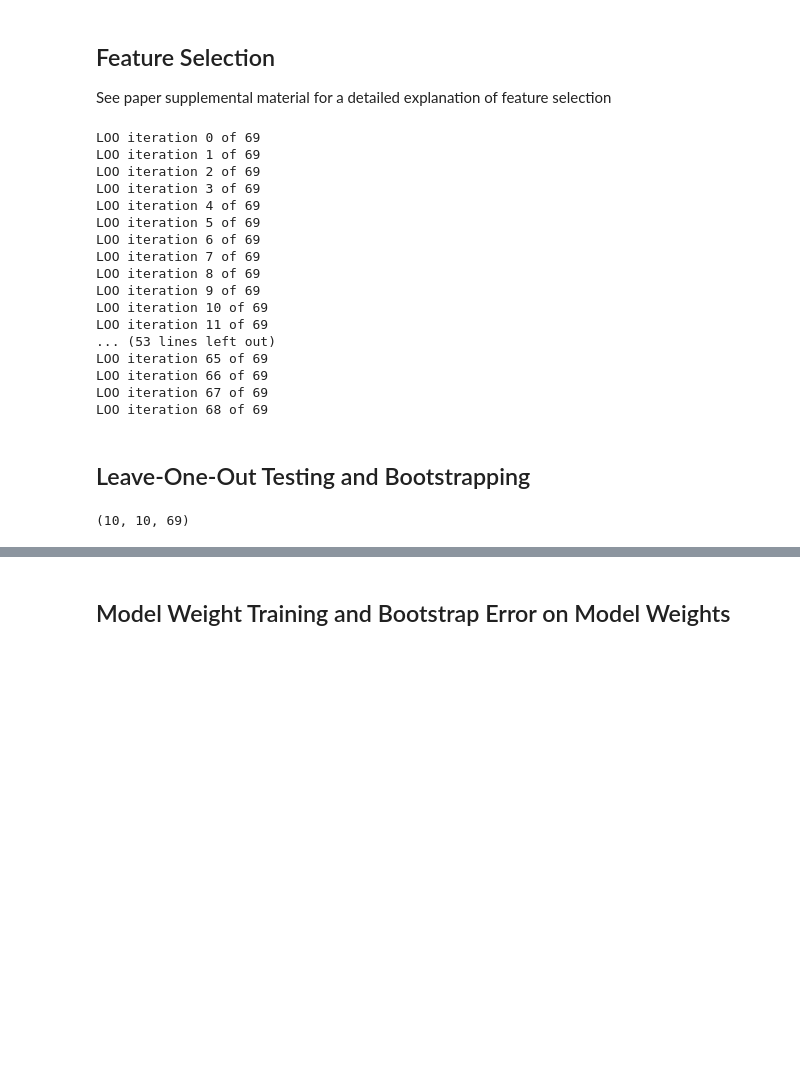
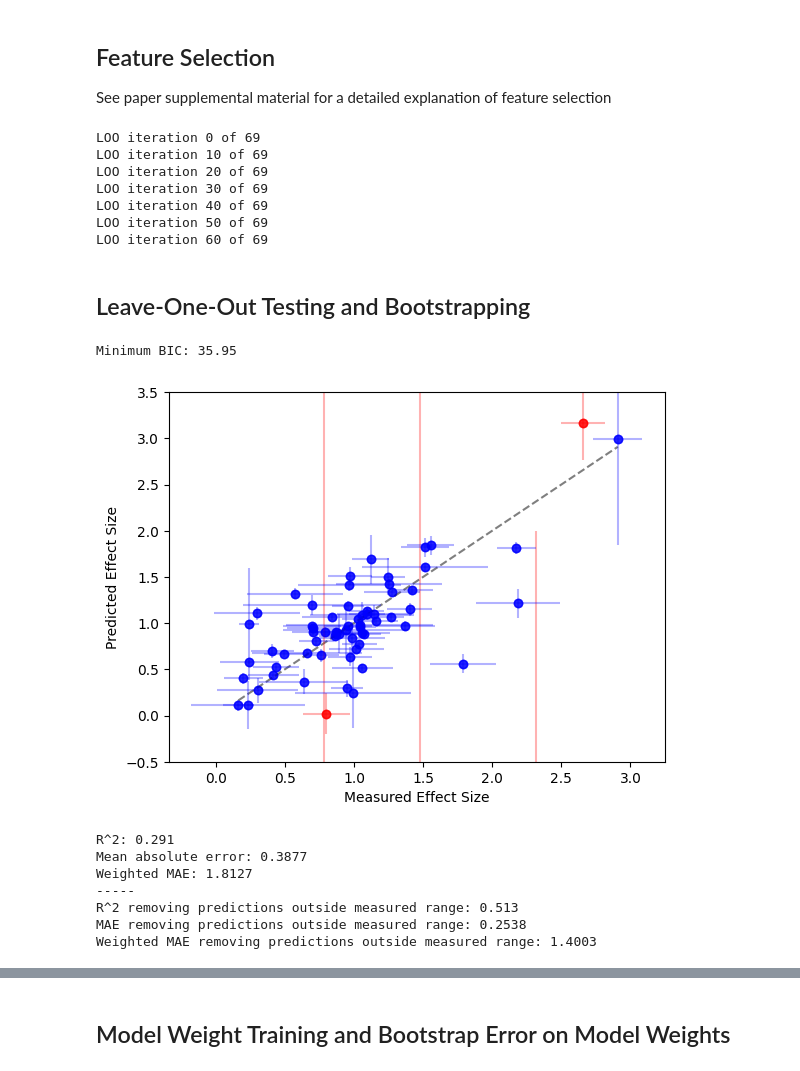
Before and after one commit to oross314/Modeling-Active-Learning-Classrooms, a Jupyter notebook: regression_model.ipynb, the cells around one changed output, grey strips where cells are left out. Drawn from its saved outputs; the diff is of its cells as text; code cells hidden in the pictures; blank space fills up the shorter version.

```diff
--- a/regression_model.ipynb
+++ b/regression_model.ipynb
@@ -37,24 +36,14 @@ Number of classes: 69, Number of terms: 39
 
 See paper supplemental material for a detailed explanation of feature selection
 # %%
-LOO_predictions, LOO_weights, good_fit_AICs = feature_boot_LOO(data, target, variance,  )
+LOO_predictions, LOO_weights, good_fit_BICs = feature_boot_LOO(data, target, variance,  )
 # %% [output]
 LOO iteration 0 of 69
-LOO iteration 1 of 69
-LOO iteration 2 of 69
-LOO iteration 3 of 69
-LOO iteration 4 of 69
-LOO iteration 5 of 69
-LOO iteration 6 of 69
-LOO iteration 7 of 69
-LOO iteration 8 of 69
-LOO iteration 9 of 69
 LOO iteration 10 of 69
-LOO iteration 11 of 69
-... (53 lines left out)
-LOO iteration 65 of 69
-LOO iteration 66 of 69
-LOO iteration 67 of 69
-LOO iteration 68 of 69
+LOO iteration 20 of 69
+LOO iteration 30 of 69
+LOO iteration 40 of 69
+LOO iteration 50 of 69
+LOO iteration 60 of 69
 # %% [markdown]
 ## Leave-One-Out Testing and Bootstrapping
@@ -61,4 +98,23 @@ LOO iteration 68 of 69
 # %%
-LOO_predictions.shape
+
+weights = np.zeros(good_fit_BICs.shape)
+for i in range(data.shape[0]):
+    weights[:, i] = BIC_weights(good_fit_BICs[:, i])
+print(f'Minimum BIC: {np.min(good_fit_BICs):.2f}')
+weighted_predictions = np.sum(weights.reshape(-1, 1, data.shape[0]) * LOO_predictions, axis = 1)
+LOO_means = np.mean(weighted_predictions, axis=0)
+#LOO_means = np.mean(LOO_predictions, axis = (0,1  ))
+
+LOO_stds = np.sum(weights * np.std(LOO_predictions, axis=(1)), axis = 0)
+#LOO_stds = np.std(LOO_predictions, axis=(0, 1))
+LOO_plot(target, LOO_means, LOO_stds, measurement_uncertainty = np.sqrt(variance), threshhold = .1)
 # %% [output]
-(10, 10, 69)
+Minimum BIC: 35.95
+[figure, added]
+R^2: 0.291
+Mean absolute error: 0.3877
+Weighted MAE: 1.8127
+-----
+R^2 removing predictions outside measured range: 0.513
+MAE removing predictions outside measured range: 0.2538
+Weighted MAE removing predictions outside measured range: 1.4003
```
Also changed, not shown: parts of 7 cells of this notebook, 2 other files.
